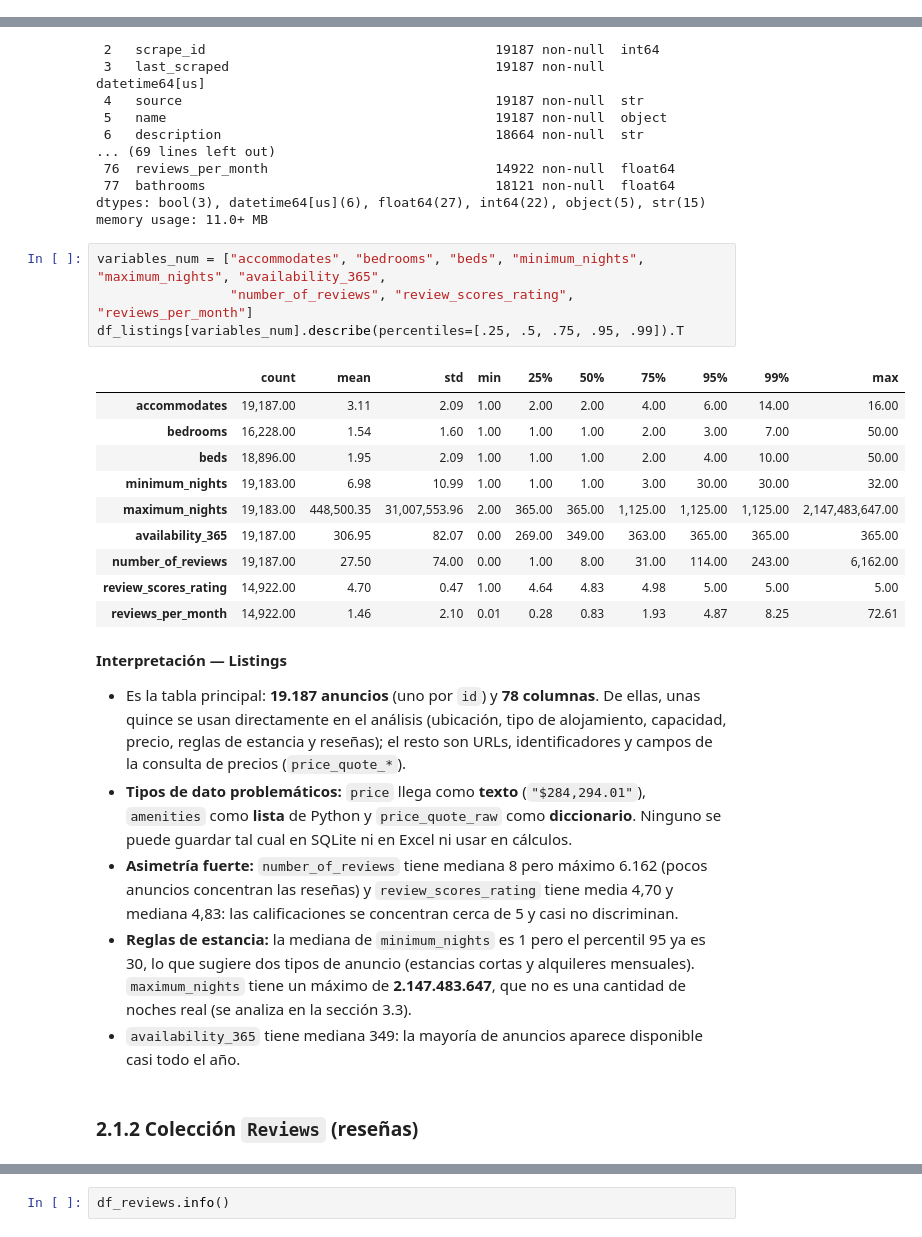
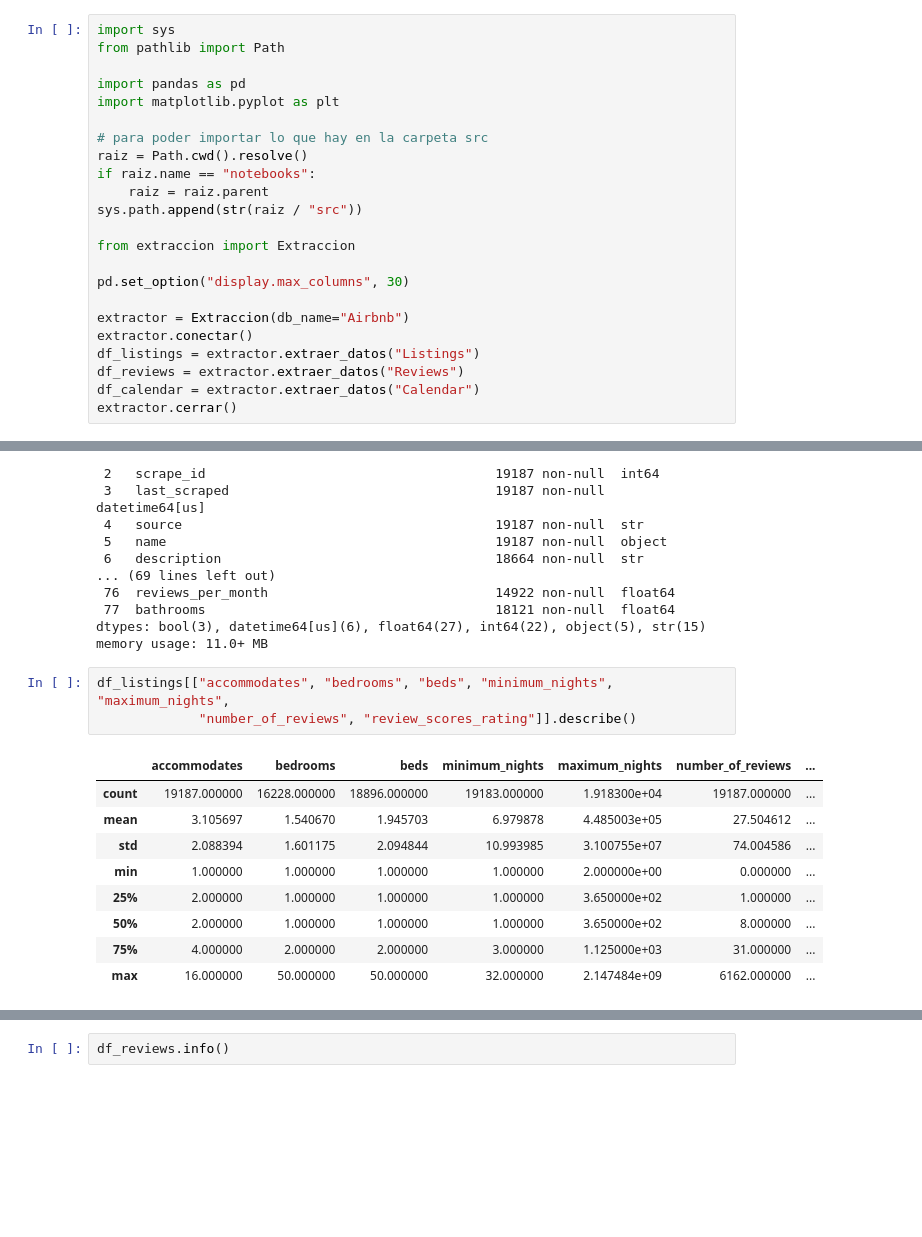
Before and after one commit to brayansr32/etl_airbnb, a Jupyter notebook: notebooks/exploracion_airbnb.ipynb, the cells around one changed output, grey strips where cells are left out. Cells and saved outputs as stored; diff of their text form; blank space fills up the shorter version.

Commit message:
Ajustes al ETL, notebook simplificado y README actualizado

```diff
--- a/notebooks/exploracion_airbnb.ipynb
+++ b/notebooks/exploracion_airbnb.ipynb
@@ -65,0 +11,23 @@ extractor.cerrar()
+# %%
+import sys
+from pathlib import Path
+
+import pandas as pd
+import matplotlib.pyplot as plt
+
+# para poder importar lo que hay en la carpeta src
+raiz = Path.cwd().resolve()
+if raiz.name == "notebooks":
+    raiz = raiz.parent
+sys.path.append(str(raiz / "src"))
+
+from extraccion import Extraccion
+
+pd.set_option("display.max_columns", 30)
+
+extractor = Extraccion(db_name="Airbnb")
+extractor.conectar()
+df_listings = extractor.extraer_datos("Listings")
+df_reviews = extractor.extraer_datos("Reviews")
+df_calendar = extractor.extraer_datos("Calendar")
+extractor.cerrar()
@@ -102,33 +74,15 @@ Data columns (total 78 columns):
 dtypes: bool(3), datetime64[us](6), float64(27), int64(22), object(5), str(15)
 memory usage: 11.0+ MB
 # %%
-variables_num = ["accommodates", "bedrooms", "beds", "minimum_nights", "maximum_nights", "availability_365",
-                 "number_of_reviews", "review_scores_rating", "reviews_per_month"]
-df_listings[variables_num].describe(percentiles=[.25, .5, .75, .95, .99]).T
+df_listings[["accommodates", "bedrooms", "beds", "minimum_nights", "maximum_nights",
+             "number_of_reviews", "review_scores_rating"]].describe()
 # %% [output]
-|  | count | mean | std | min | 25% | 50% | 75% | 95% | 99% | max |
-| accommodates | 19,187.00 | 3.11 | 2.09 | 1.00 | 2.00 | 2.00 | 4.00 | 6.00 | 14.00 | 16.00 |
-| bedrooms | 16,228.00 | 1.54 | 1.60 | 1.00 | 1.00 | 1.00 | 2.00 | 3.00 | 7.00 | 50.00 |
-| beds | 18,896.00 | 1.95 | 2.09 | 1.00 | 1.00 | 1.00 | 2.00 | 4.00 | 10.00 | 50.00 |
-| minimum_nights | 19,183.00 | 6.98 | 10.99 | 1.00 | 1.00 | 1.00 | 3.00 | 30.00 | 30.00 | 32.00 |
-| maximum_nights | 19,183.00 | 448,500.35 | 31,007,553.96 | 2.00 | 365.00 | 365.00 | 1,125.00 | 1,125.00 | 1,125.00 | 2,147,483,647.00 |
-| availability_365 | 19,187.00 | 306.95 | 82.07 | 0.00 | 269.00 | 349.00 | 363.00 | 365.00 | 365.00 | 365.00 |
-| number_of_reviews | 19,187.00 | 27.50 | 74.00 | 0.00 | 1.00 | 8.00 | 31.00 | 114.00 | 243.00 | 6,162.00 |
-| review_scores_rating | 14,922.00 | 4.70 | 0.47 | 1.00 | 4.64 | 4.83 | 4.98 | 5.00 | 5.00 | 5.00 |
-| reviews_per_month | 14,922.00 | 1.46 | 2.10 | 0.01 | 0.28 | 0.83 | 1.93 | 4.87 | 8.25 | 72.61 |
+|  | accommodates | bedrooms | beds | minimum_nights | maximum_nights | number_of_reviews | ... |
+| count | 19187.000000 | 16228.000000 | 18896.000000 | 19183.000000 | 1.918300e+04 | 19187.000000 | ... |
+| mean | 3.105697 | 1.540670 | 1.945703 | 6.979878 | 4.485003e+05 | 27.504612 | ... |
+| std | 2.088394 | 1.601175 | 2.094844 | 10.993985 | 3.100755e+07 | 74.004586 | ... |
+| min | 1.000000 | 1.000000 | 1.000000 | 1.000000 | 2.000000e+00 | 0.000000 | ... |
+| 25% | 2.000000 | 1.000000 | 1.000000 | 1.000000 | 3.650000e+02 | 1.000000 | ... |
+| 50% | 2.000000 | 1.000000 | 1.000000 | 1.000000 | 3.650000e+02 | 8.000000 | ... |
+| 75% | 4.000000 | 2.000000 | 2.000000 | 3.000000 | 1.125000e+03 | 31.000000 | ... |
+| max | 16.000000 | 50.000000 | 50.000000 | 32.000000 | 2.147484e+09 | 6162.000000 | ... |
-# %% [markdown]
-**Interpretación — Listings**
-
-- Es la tabla principal: **19.187 anuncios** (uno por `id`) y **78 columnas**. De ellas, unas quince se usan directamente
-  en el análisis (ubicación, tipo de alojamiento, capacidad, precio, reglas de estancia y reseñas); el resto son URLs,
-  identificadores y campos de la consulta de precios (`price_quote_*`).
-- **Tipos de dato problemáticos:** `price` llega como **texto** (`"$284,294.01"`), `amenities` como **lista** de Python y
-  `price_quote_raw` como **diccionario**. Ninguno se puede guardar tal cual en SQLite ni en Excel ni usar en cálculos.
-- **Asimetría fuerte:** `number_of_reviews` tiene mediana 8 pero máximo 6.162 (pocos anuncios concentran las reseñas) y
-  `review_scores_rating` tiene media 4,70 y mediana 4,83: las calificaciones se concentran cerca de 5 y casi no discriminan.
-- **Reglas de estancia:** la mediana de `minimum_nights` es 1 pero el percentil 95 ya es 30, lo que sugiere dos tipos de
-  anuncio (estancias cortas y alquileres mensuales). `maximum_nights` tiene un máximo de **2.147.483.647**, que no es una
-  cantidad de noches real (se analiza en la sección 3.3).
-- `availability_365` tiene mediana 349: la mayoría de anuncios aparece disponible casi todo el año.
-# %% [markdown]
-### 2.1.2 Colección `Reviews` (reseñas)
```
Also changed, not shown: parts of 112 cells of this notebook, 7 other files.
